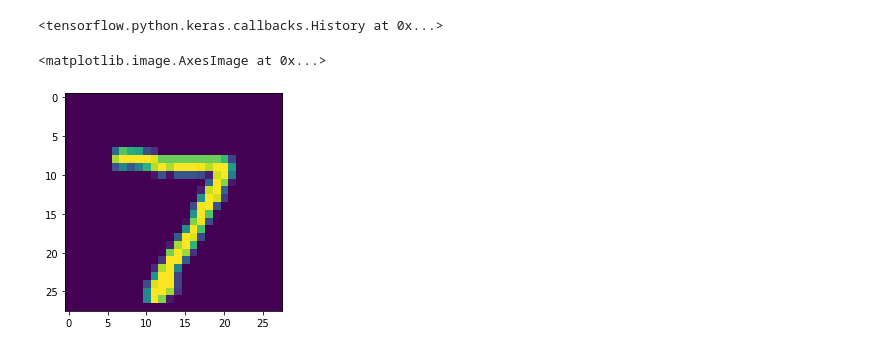
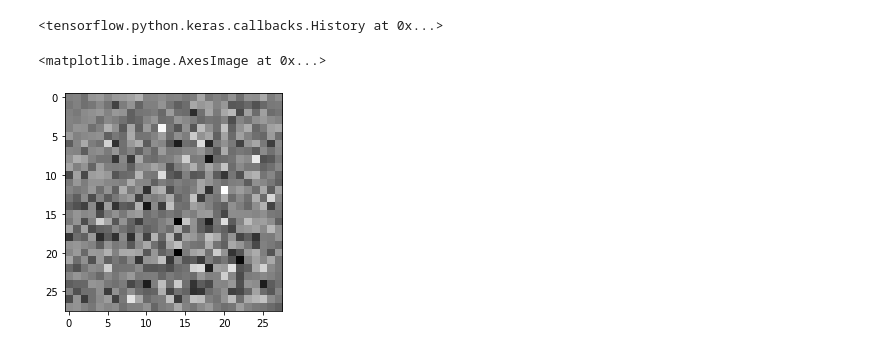
Before and after one commit to Bounty1993/Generative-NN, a Jupyter notebook: GANs.ipynb, the cells around one changed output. Cells and saved outputs as stored; diff of their text form; code cells hidden in the pictures.

Commit message:
basic discriminator and generator

```diff
--- a/GANs.ipynb
+++ b/GANs.ipynb
@@ -57,8 +111,3 @@ Epoch 9/10
 Epoch 10/10
 237/237 [==============================] - 2s 8ms/step - loss: 0.1145 - accuracy: 0.9644 - val_loss: 0.1528 - val_accuracy: 0.9543
 <tensorflow.python.keras.callbacks.History at 0x...>
-# %%
-plt.imshow(x_test[0])
-# %% [output]
-<matplotlib.image.AxesImage at 0x...>
-[figure, removed]
@@ -66,0 +114,11 @@ res = model.predict(x_test[1:2])
+# %%
+test_arr = tf.random.normal((500, 100))
+generator = Generator()
+res = generator(test_arr)
+# %%
+gen_res = res[0].numpy().squeeze()
+# %%
+plt.imshow(gen_res, cmap='gray_r')
+# %% [output]
+<matplotlib.image.AxesImage at 0x...>
+[figure, added]
```
Also changed, not shown: parts of 5 cells of this notebook.
